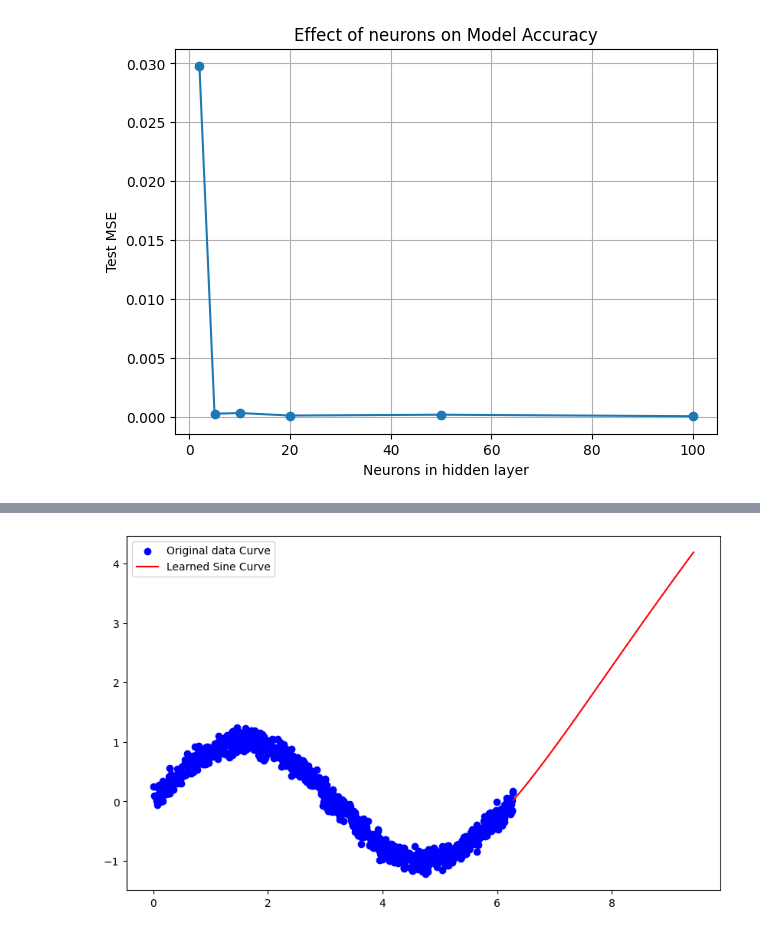
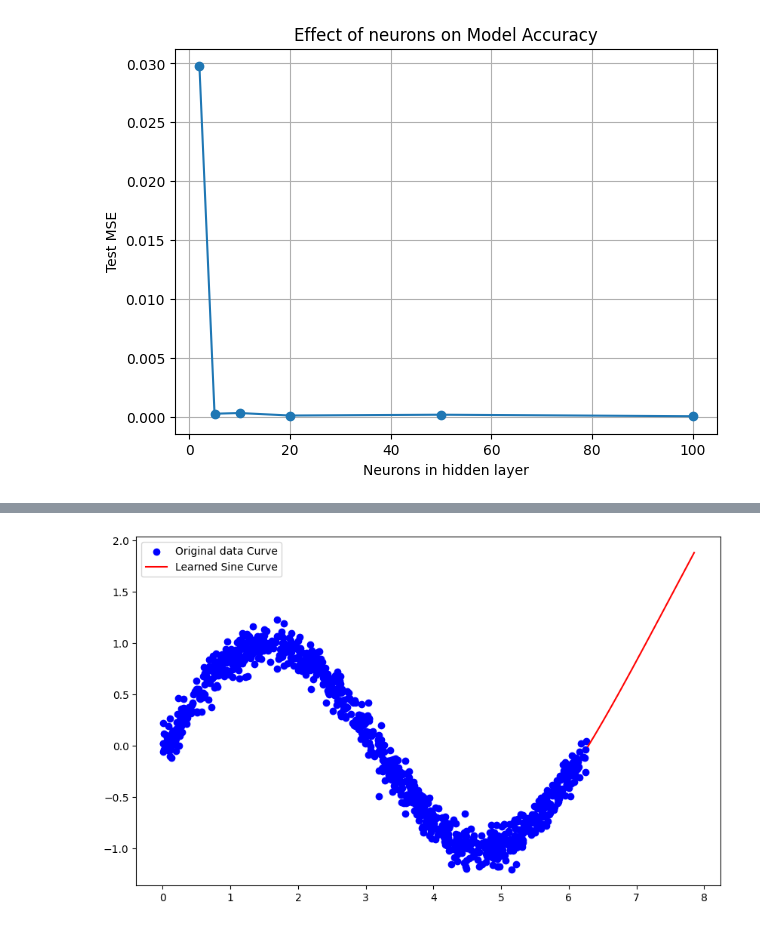
Before and after one commit to viba2001/AI_Science_Engineering_Fall26, a Jupyter notebook: Tutorial 01 Function approximation.ipynb, the cells around one changed output, grey strips where cells are left out. Drawn from its saved outputs; the diff is of its cells as text; code cells hidden in the pictures.

```diff
--- a/Tutorial 01 Function approximation.ipynb
+++ b/Tutorial 01 Function approximation.ipynb
@@ -412,0 +527,6 @@ plt.show()
+# %%
+num_points = 50
+x_data_start = 0
+x_data_end   = 2*np.pi
+noise = 0.1
+hidden_sizes = [2, 10, 50, 100] # Number of neurons in the training layer
@@ -412,0 +620,7 @@ plt.show()
+# %%
+num_points = 100
+x_data_start = 0
+x_data_end   = 2*np.pi
+noise = 0.1
+neurons = 10 # Number of neurons in the training layer
+activation_choices = [ nn.SiLU(),nn.ReLU(), nn.Tanh(), None]
@@ -412,0 +721,23 @@ plt.show()
+# %%
+# Generate training data
+x_data_start = 0
+x_data_end = 2*np.pi
+noise = 0.1
+x_train, y_train = generate_data(1000,x_data_start,x_data_end,noise_std=noise)
+# %%
+model = SimpleNN(10) # Ten neurons in the layer
+criterion = nn.MSELoss()
+optimizer = get_optimizer('ADAM', model)
+
+num_epochs = 10000
+for epoch in range(num_epochs):
+    # Convert data to PyTorch tensors
+    inputs = torch.tensor(
+        x_train, dtype=torch.float32, requires_grad=True).view(-1, 1)
+    targets = torch.tensor(y_train, dtype=torch.float32).view(-1, 1)
+
+    # Training
+    loss = train(model, optimizer, criterion, inputs, targets)
+
+    if (epoch+1) % 1000 == 0:
+        print(f'Epoch [{epoch+1}/{num_epochs}], Loss: {loss:.4f}')
@@ -413,18 +755,18 @@ plt.show()
 # %%
 # What happens when my input feature is outside the training dataset?
 # 0 to 2PI is our training set. How about predictions between 2PI to 3PI
 
-x_test = torch.linspace(2*np.pi, 3*np.pi, 100)
+x_test = torch.linspace(2*np.pi, 2.5*np.pi, 100)
 y_pred = evaluate(model, x_test)
 
 plt.figure(figsize=(10, 6))
 plt.scatter(x_train, y_train, label='Original data Curve', color='blue')
 plt.plot(x_test, y_pred, label='Learned Sine Curve', color='red')
 
 plt.legend()
 plt.show()
 # %% [output]
-[figure, old version]
+[figure, new version]
 # %%
 # What happens when my input feature is outside the training dataset?
 # 0 to 2PI is our training set. How about predictions between -2PI to 0PI
```
Also changed, not shown: parts of 16 cells of this notebook.
